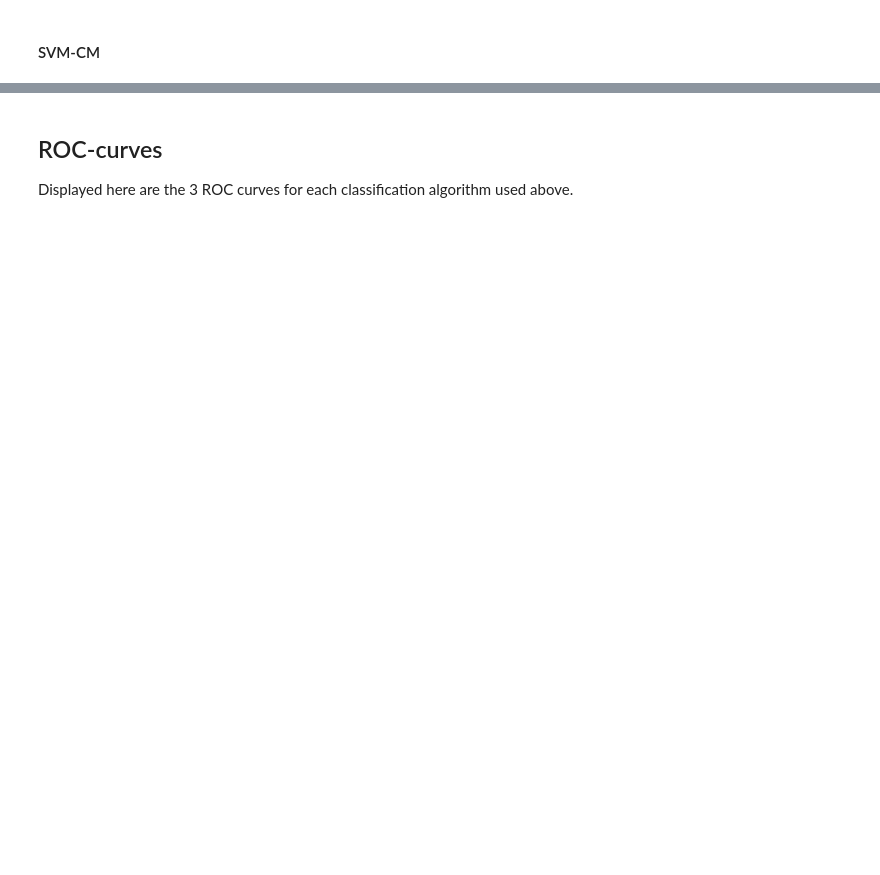
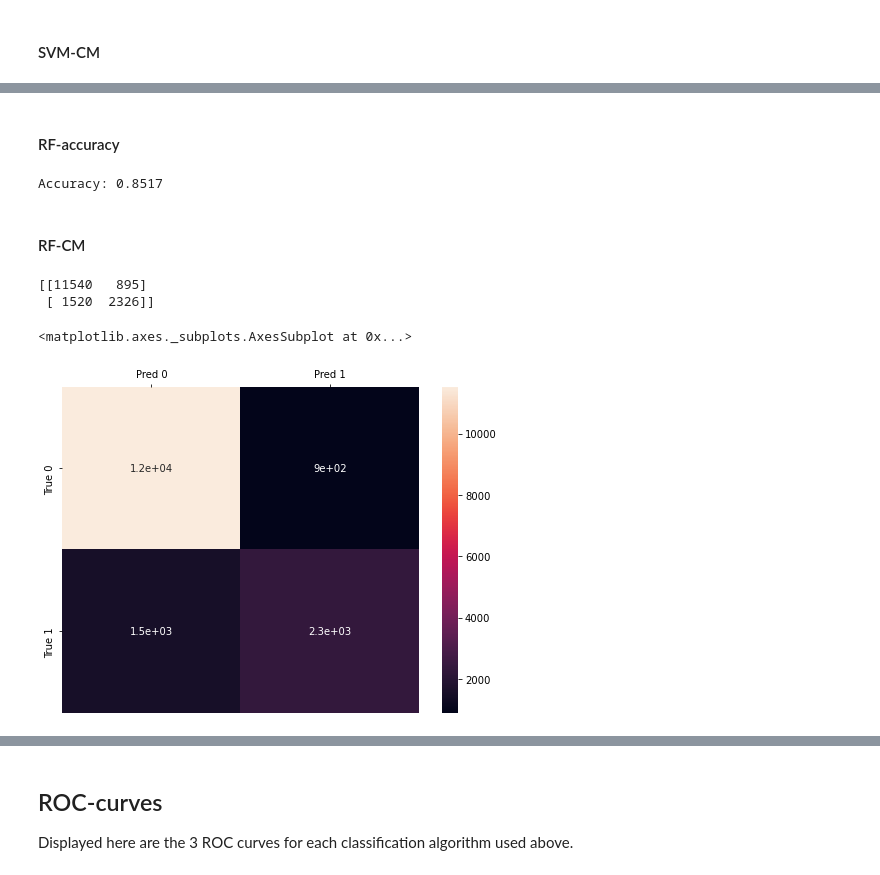
Before and after one commit to mrmattkennedy/Aunalytics-Data-Science, a Jupyter notebook: Aunalytics - Data Science - Matt Kennedy-checkpoint.ipynb, the cells around one changed output, grey strips where cells are left out. Cells and saved outputs as stored; diff of their text form; code cells hidden in the pictures; blank space fills up the shorter version.

```diff
--- a/Aunalytics - Data Science - Matt Kennedy-checkpoint.ipynb
+++ b/Aunalytics - Data Science - Matt Kennedy-checkpoint.ipynb
@@ -612,12 +616,12 @@ For this assessment, I decided to use 3 different approaches for classification:
 
 Before each approach, I will discuss why I chose that approach, the pros and cons to that algorithm, improvements that could be made, and I will discuss results and visualizations after each algorithm.
 # %%
+#Used for each classification method
 def create_confusion_matrix(preds, target):
     plt.figure(figsize=(8, 6))
-    plt.xlabel('Predicted')
-    plt.ylabel('Actual')
     cm = confusion_matrix(test_y, preds)
-    hm = sns.heatmap(cm, annot=True, xticklabels=['True 0', 'True 1'], yticklabels=['Pred 0', 'Pred 1'])
+    print(cm)
+    hm = sns.heatmap(cm, annot=True, xticklabels=['Pred 0', 'Pred 1'], yticklabels=['True 0', 'True 1'])
     hm.xaxis.tick_top() # x axis on top
     hm.xaxis.set_label_position('top')
     return hm
@@ -883,0 +943,7 @@ This confusion matrix shows most classifications leaning away from classifying a
+# %% [markdown]
+#### RF-accuracy
+# %%
+preds = rf.predict(test_x)
+print('Accuracy: {0:.{1}f}'.format(accuracy_score(test_y, preds), 4))
+# %% [output]
+Accuracy: 0.8517
@@ -883,0 +955,10 @@ This confusion matrix shows most classifications leaning away from classifying a
+# %% [markdown]
+#### RF-CM
+# %%
+#Show confusion matrix
+create_confusion_matrix(preds, test_y)
+# %% [output]
+[[11540   895]
+ [ 1520  2326]]
+<matplotlib.axes._subplots.AxesSubplot at 0x...>
+[figure, added]
```
Also changed, not shown: parts of 41 cells of this notebook.
